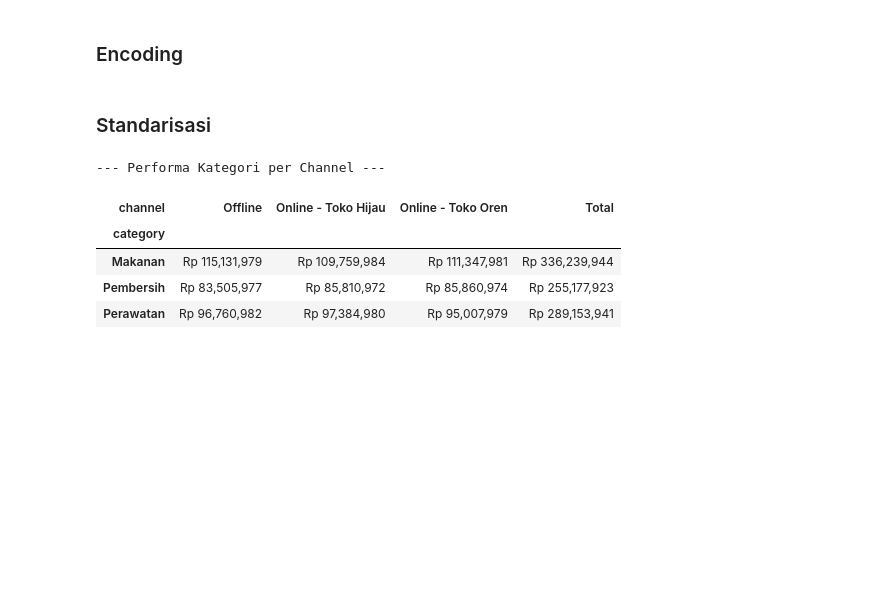
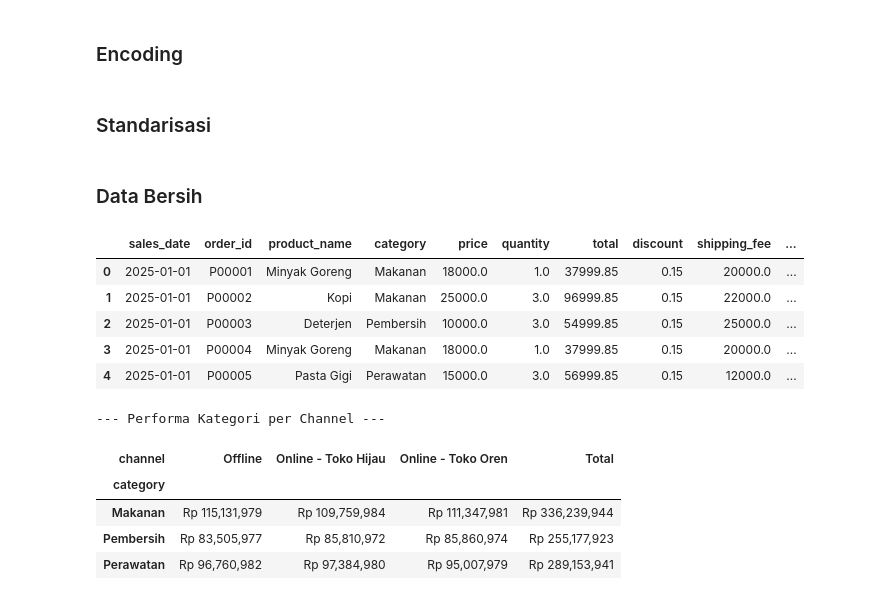
Before and after one commit to ZanIhsan2/DataAnalis, a Jupyter notebook: Day2/tugasDay2.ipynb, the cells around one changed output. Drawn from its saved outputs; the diff is of its cells as text; code cells hidden in the pictures; blank space fills up the shorter version.

Commit message:
add show data bersih after cleaning

```diff
--- a/Day2/tugasDay2.ipynb
+++ b/Day2/tugasDay2.ipynb
@@ -93,6 +93,18 @@ df_channel['channel'] = df_channel['channel'].str.strip()
 
 # Menghapus duplikat
 df_channel = df_channel.drop_duplicates()
+# %% [markdown]
+### Data Bersih
+# %%
+df_cleaning = df_channel
+df_cleaning.head()
+# %% [output]
+|  | sales_date | order_id | product_name | category | price | quantity | total | discount | shipping_fee | ... |
+| 0 | 2025-01-01 | P00001 | Minyak Goreng | Makanan | 18000.0 | 1.0 | 37999.85 | 0.15 | 20000.0 | ... |
+| 1 | 2025-01-01 | P00002 | Kopi | Makanan | 25000.0 | 3.0 | 96999.85 | 0.15 | 22000.0 | ... |
+| 2 | 2025-01-01 | P00003 | Deterjen | Pembersih | 10000.0 | 3.0 | 54999.85 | 0.15 | 25000.0 | ... |
+| 3 | 2025-01-01 | P00004 | Minyak Goreng | Makanan | 18000.0 | 1.0 | 37999.85 | 0.15 | 20000.0 | ... |
+| 4 | 2025-01-01 | P00005 | Pasta Gigi | Perawatan | 15000.0 | 3.0 | 56999.85 | 0.15 | 12000.0 | ... |
 # %%
 import matplotlib.pyplot as plt
 
```
